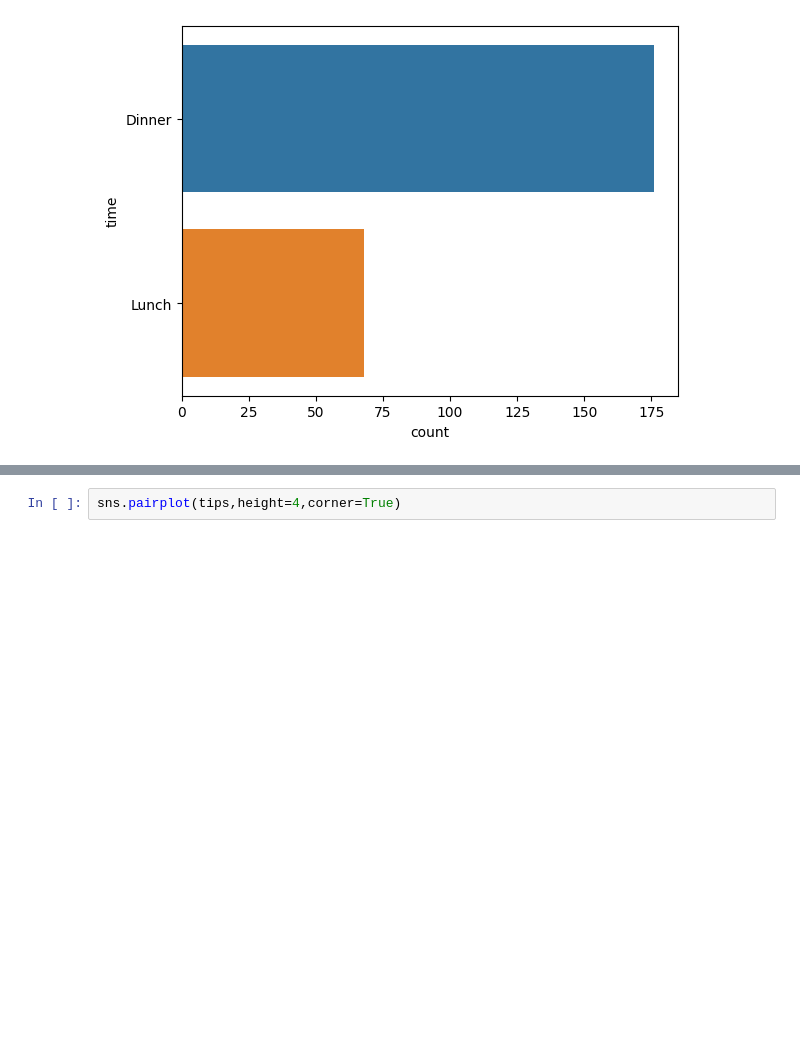
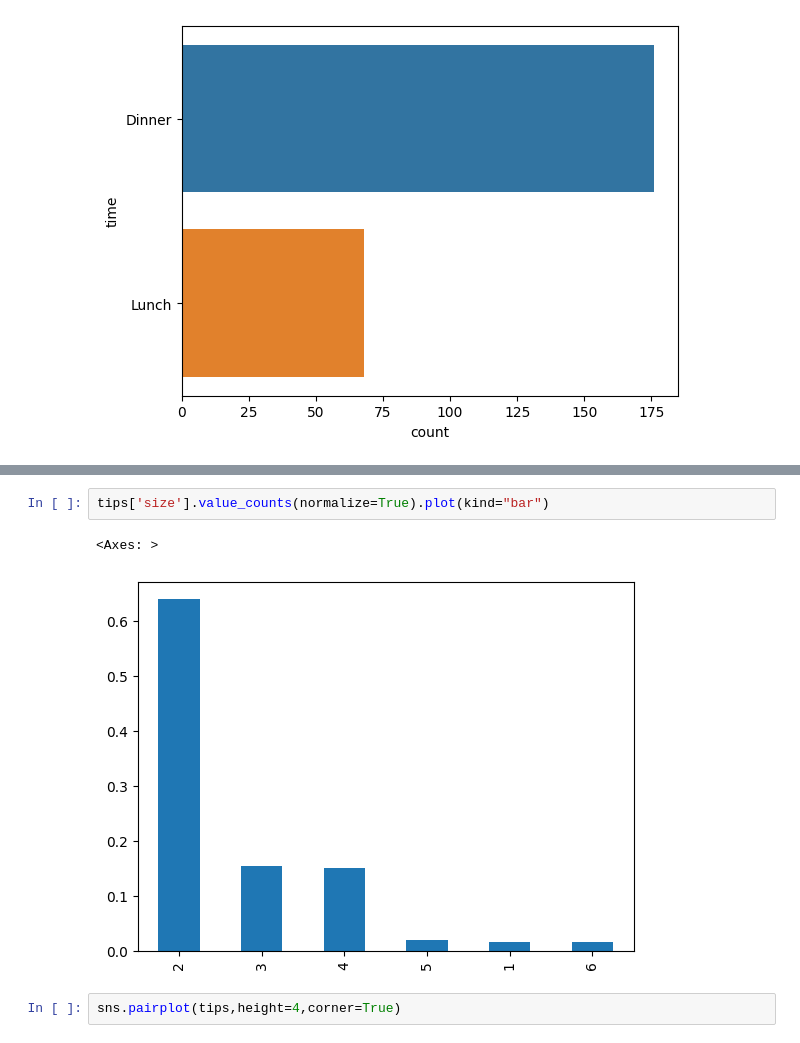
Before and after one commit to Frenz86/machine-learning-course, a Jupyter notebook: python/Lez07/solut_tips.ipynb, the cells around one changed output, grey strips where cells are left out. Drawn from its saved outputs; the diff is of its cells as text; blank space fills up the shorter version.

```diff
--- a/python/Lez07/solut_tips.ipynb
+++ b/python/Lez07/solut_tips.ipynb
@@ -104,3 +128,8 @@ sns.countplot(y='time',data=tips);
+# %%
+tips['size'].value_counts(normalize=True).plot(kind="bar")
+# %% [output]
+<Axes: >
+[figure, added]
 # %%
 sns.pairplot(tips,height=4,corner=True)
 # %% [output]
```
Also changed, not shown: parts of 3 cells of this notebook.
